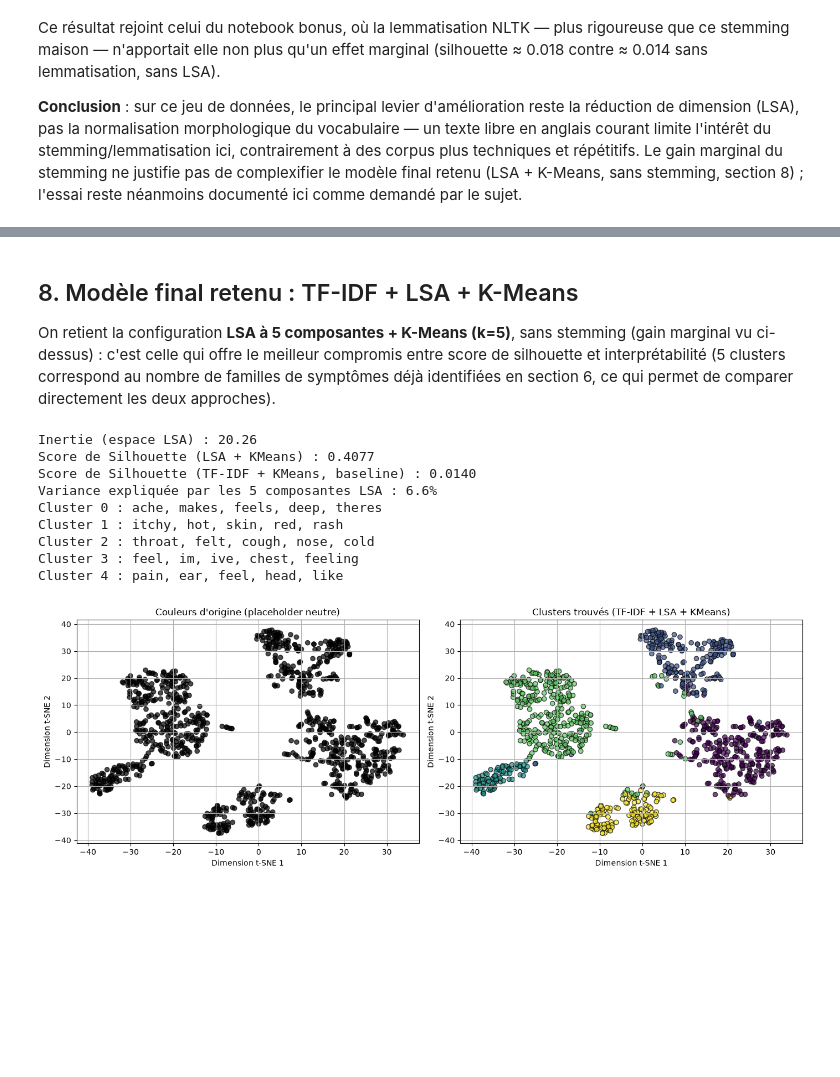
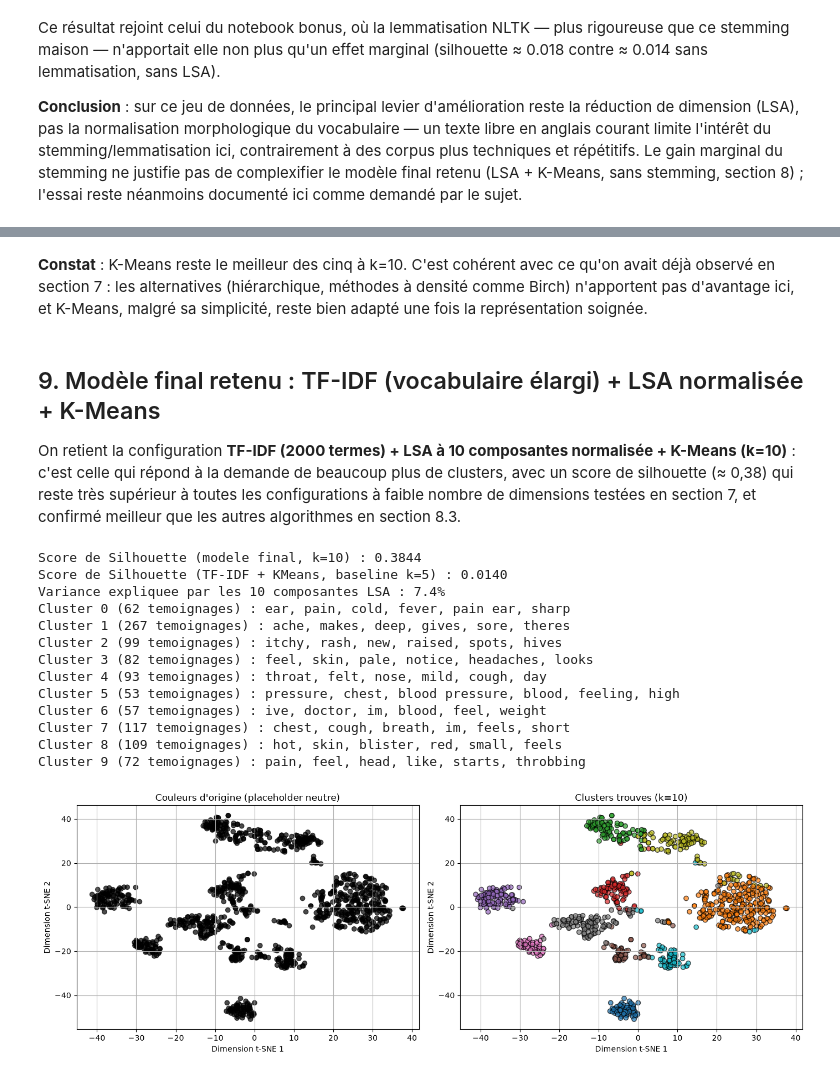
Before and after one commit to LouiSvon/cvrie, a Jupyter notebook: notebooks/unsupervised_learning.ipynb, the cells around one changed output, grey strips where cells are left out. Saved outputs shown, nothing was run; the diff lists cells and outputs as text; code cells hidden in the pictures; blank space fills up the shorter version.

```diff
--- a/notebooks/unsupervised_learning.ipynb
+++ b/notebooks/unsupervised_learning.ipynb
@@ -426,53 +536,58 @@ le sujet.
+# %% [markdown]
+**Constat** : K-Means reste le meilleur des cinq à k=10. C'est cohérent avec ce qu'on avait déjà observé en section 7 : les alternatives (hiérarchique, méthodes à densité comme Birch) n'apportent pas d'avantage ici, et K-Means, malgré sa simplicité, reste bien adapté une fois la représentation soignée.
 # %% [markdown]
-## 8. Modèle final retenu : TF-IDF + LSA + K-Means
+## 9. Modèle final retenu : TF-IDF (vocabulaire élargi) + LSA normalisée + K-Means
 
-On retient la configuration **LSA à 5 composantes + K-Means (k=5)**, sans stemming (gain marginal vu ci-dessus) : c'est celle qui offre le meilleur compromis entre score de silhouette et interprétabilité (5 clusters correspond au nombre de familles de symptômes déjà identifiées en section 6, ce qui permet de comparer directement les deux approches).
+On retient la configuration **TF-IDF (2000 termes) + LSA à 10 composantes normalisée + K-Means (k=10)** : c'est celle qui répond à la demande de beaucoup plus de clusters, avec un score de silhouette (≈ 0,38) qui reste très supérieur à toutes les configurations à faible nombre de dimensions testées en section 7, et confirmé meilleur que les autres algorithmes en section 8.3.
 # %%
-# Modèle final : TF-IDF -> LSA (5 composantes) -> KMeans (k=5)
-svd_final = TruncatedSVD(n_components=5, random_state=42)
-X_lsa_final = svd_final.fit_transform(X)
+# Modele final : TF-IDF(2000) -> LSA(10, normalisee) -> KMeans (k=10)
+n_clusters_final = 10
+kmeans_final = KMeans(n_clusters=n_clusters_final, random_state=42, n_init=10)
+data['cluster_lsa'] = kmeans_final.fit_predict(X_lsa_wide)
 
-kmeans_final = KMeans(n_clusters=n_clusters, random_state=42)
-data['cluster_lsa'] = kmeans_final.fit_predict(X_lsa_final)
+score_final = silhouette_score(X_lsa_wide, data['cluster_lsa'])
+print(f"Score de Silhouette (modele final, k={n_clusters_final}) : {score_final:.4f}")
+print(f"Score de Silhouette (TF-IDF + KMeans, baseline k=5) : {score:.4f}")
+print(f"Variance expliquee par les 10 composantes LSA : {svd_wide.explained_variance_ratio_.sum():.1%}")
 
-score_final = silhouette_score(X_lsa_final, data['cluster_lsa'])
-print(f"Inertie (espace LSA) : {kmeans_final.inertia_:.2f}")
-print(f"Score de Silhouette (LSA + KMeans) : {score_final:.4f}")
-print(f"Score de Silhouette (TF-IDF + KMeans, baseline) : {score:.4f}")
-print(f"Variance expliquée par les 5 composantes LSA : {svd_final.explained_variance_ratio_.sum():.1%}")
+# Mots-cles dominants : on reprojette les centres de cluster vers l'espace TF-IDF d'origine
+words_wide = vectorizer_wide.get_feature_names_out()
+centers_tfidf_wide = kmeans_final.cluster_centers_ @ svd_wide.components_
+for i in range(n_clusters_final):
+    top_idx = centers_tfidf_wide[i].argsort()[-6:][::-1]
+    taille = (data['cluster_lsa'] == i).sum()
+    print(f"Cluster {i} ({taille} temoignages) : {', '.join(words_wide[j] for j in top_idx)}")
 
-# Mots-clés dominants : on reprojette les centres du LSA vers l'espace TF-IDF d'origine
-centers_tfidf = kmeans_final.cluster_centers_ @ svd_final.components_
-for i in range(n_clusters):
-    top_idx = centers_tfidf[i].argsort()[-5:][::-1]
-    print(f"Cluster {i} : {', '.join(words[j] for j in top_idx)}")
-
-# Visualisation t-SNE sur l'espace LSA
-tsne_lsa = TSNE(n_components=2, random_state=42, perplexity=30)
-X_2d_lsa = tsne_lsa.fit_transform(X_lsa_final)
+# Visualisation t-SNE sur le nouvel espace
+tsne_final = TSNE(n_components=2, random_state=42, perplexity=30)
+X_2d_final = tsne_final.fit_transform(X_lsa_wide)
 
 fig, axes = plt.subplots(1, 2, figsize=(14, 5))
-axes[0].scatter(X_2d_lsa[:, 0], X_2d_lsa[:, 1], c=hex_colors, alpha=0.7, edgecolors='k')
+axes[0].scatter(X_2d_final[:, 0], X_2d_final[:, 1], c=hex_colors, alpha=0.7, edgecolors='k')
 axes[0].set_title("Couleurs d'origine (placeholder neutre)")
-axes[1].scatter(X_2d_lsa[:, 0], X_2d_lsa[:, 1], c=data['cluster_lsa'], cmap='viridis', alpha=0.7, edgecolors='k')
-axes[1].set_title("Clusters trouvés (TF-IDF + LSA + KMeans)")
+sc = axes[1].scatter(X_2d_final[:, 0], X_2d_final[:, 1], c=data['cluster_lsa'], cmap='tab10', alpha=0.7, edgecolors='k')
+axes[1].set_title(f"Clusters trouves (k={n_clusters_final})")
 for ax in axes:
     ax.set_xlabel("Dimension t-SNE 1")
     ax.set_ylabel("Dimension t-SNE 2")
     ax.grid(True)
 plt.tight_layout()
 plt.show()
 # %% [output]
-Inertie (espace LSA) : 20.26
-Score de Silhouette (LSA + KMeans) : 0.4077
-Score de Silhouette (TF-IDF + KMeans, baseline) : 0.0140
-Variance expliquée par les 5 composantes LSA : 6.6%
-Cluster 0 : ache, makes, feels, deep, theres
-Cluster 1 : itchy, hot, skin, red, rash
-Cluster 2 : throat, felt, cough, nose, cold
-Cluster 3 : feel, im, ive, chest, feeling
-Cluster 4 : pain, ear, feel, head, like
+Score de Silhouette (modele final, k=10) : 0.3844
+Score de Silhouette (TF-IDF + KMeans, baseline k=5) : 0.0140
+Variance expliquee par les 10 composantes LSA : 7.4%
+Cluster 0 (62 temoignages) : ear, pain, cold, fever, pain ear, sharp
+Cluster 1 (267 temoignages) : ache, makes, deep, gives, sore, theres
+Cluster 2 (99 temoignages) : itchy, rash, new, raised, spots, hives
+Cluster 3 (82 temoignages) : feel, skin, pale, notice, headaches, looks
+Cluster 4 (93 temoignages) : throat, felt, nose, mild, cough, day
+Cluster 5 (53 temoignages) : pressure, chest, blood pressure, blood, feeling, high
+Cluster 6 (57 temoignages) : ive, doctor, im, blood, feel, weight
+Cluster 7 (117 temoignages) : chest, cough, breath, im, feels, short
+Cluster 8 (109 temoignages) : hot, skin, blister, red, small, feels
+Cluster 9 (72 temoignages) : pain, feel, head, like, starts, throbbing
-[figure, old version]
+[figure, new version]
 # %% [markdown]
 ### Interprétation
 
```
Also changed, not shown: parts of 12 cells of this notebook.
